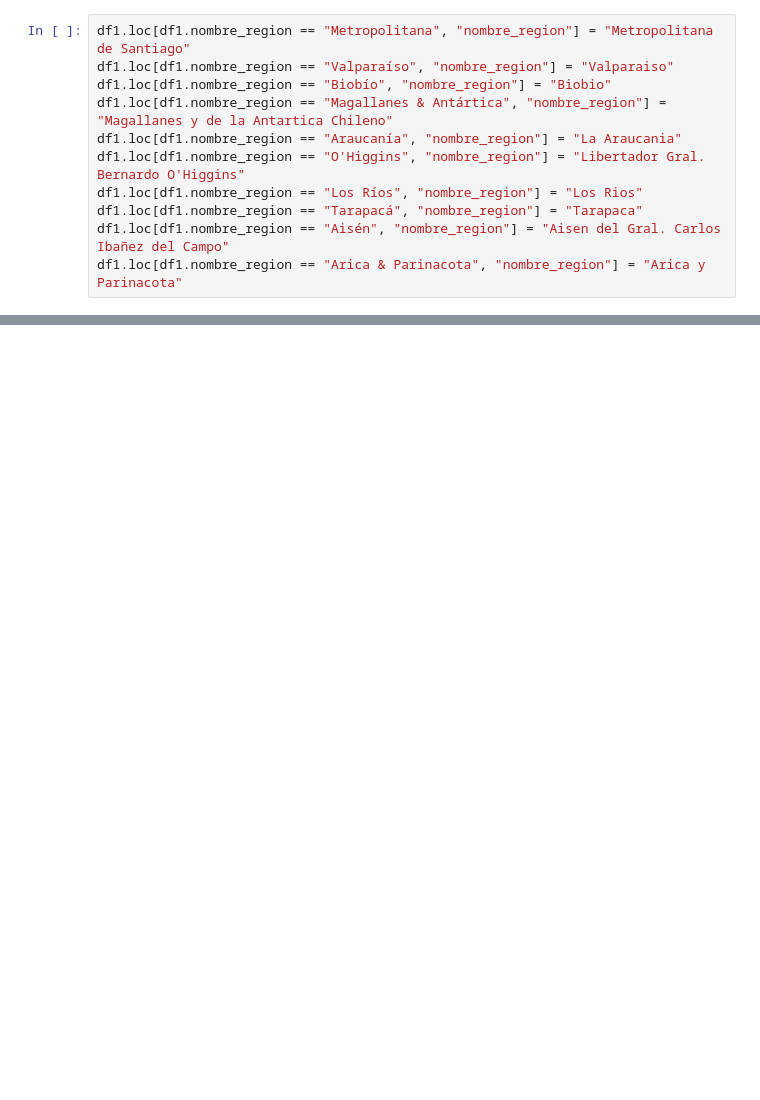
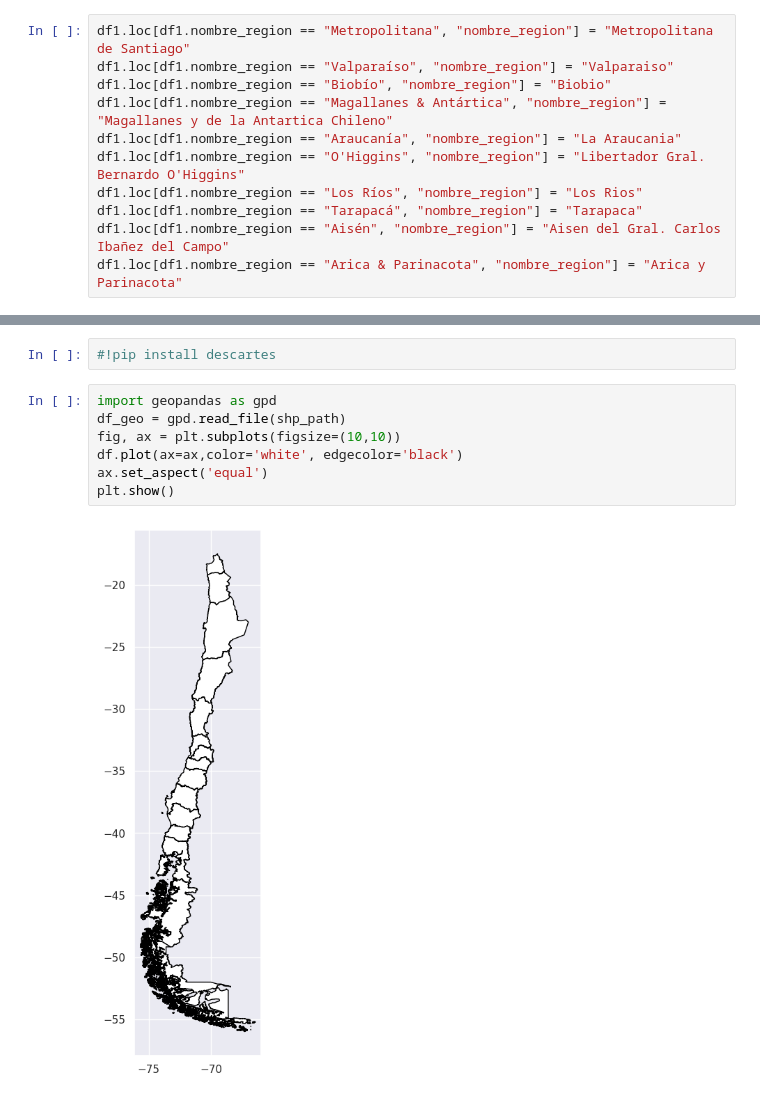
Before and after one commit to MariaBelen95/INFO133_2020, a Jupyter notebook: unidad4/Caso_de_estudio_Yapo_2.ipynb, the cells around one changed output, grey strips where cells are left out. Drawn from its saved outputs; the diff is of its cells as text; blank space fills up the shorter version.

```diff
--- a/unidad4/Caso_de_estudio_Yapo_2.ipynb
+++ b/unidad4/Caso_de_estudio_Yapo_2.ipynb
@@ -263,0 +525,11 @@ plot_regiones_data(sf, 'Número de anuncios Yapo.cl por regiones', regiones, dat
+# %%
+#!pip install descartes
+# %%
+import geopandas as gpd
+df_geo = gpd.read_file(shp_path)
+fig, ax = plt.subplots(figsize=(10,10))
+df.plot(ax=ax,color='white', edgecolor='black')
+ax.set_aspect('equal')
+plt.show()
+# %% [output]
+[figure, added]
```
Also changed, not shown: parts of 39 cells of this notebook.
